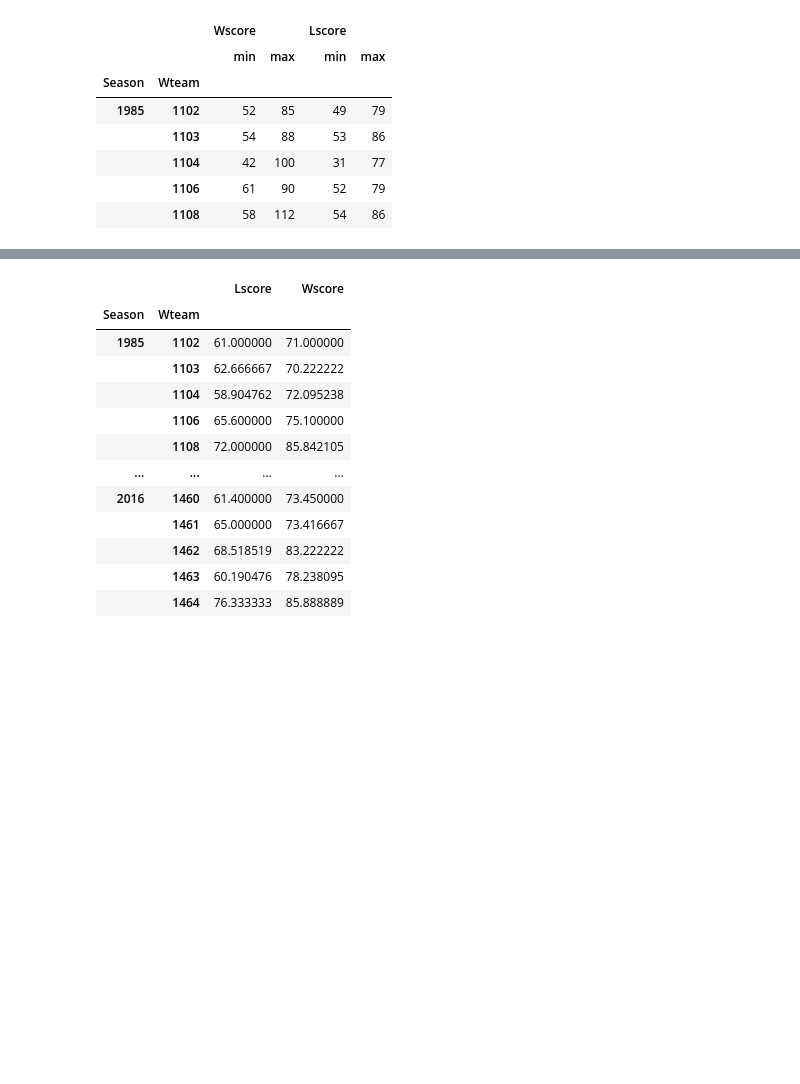
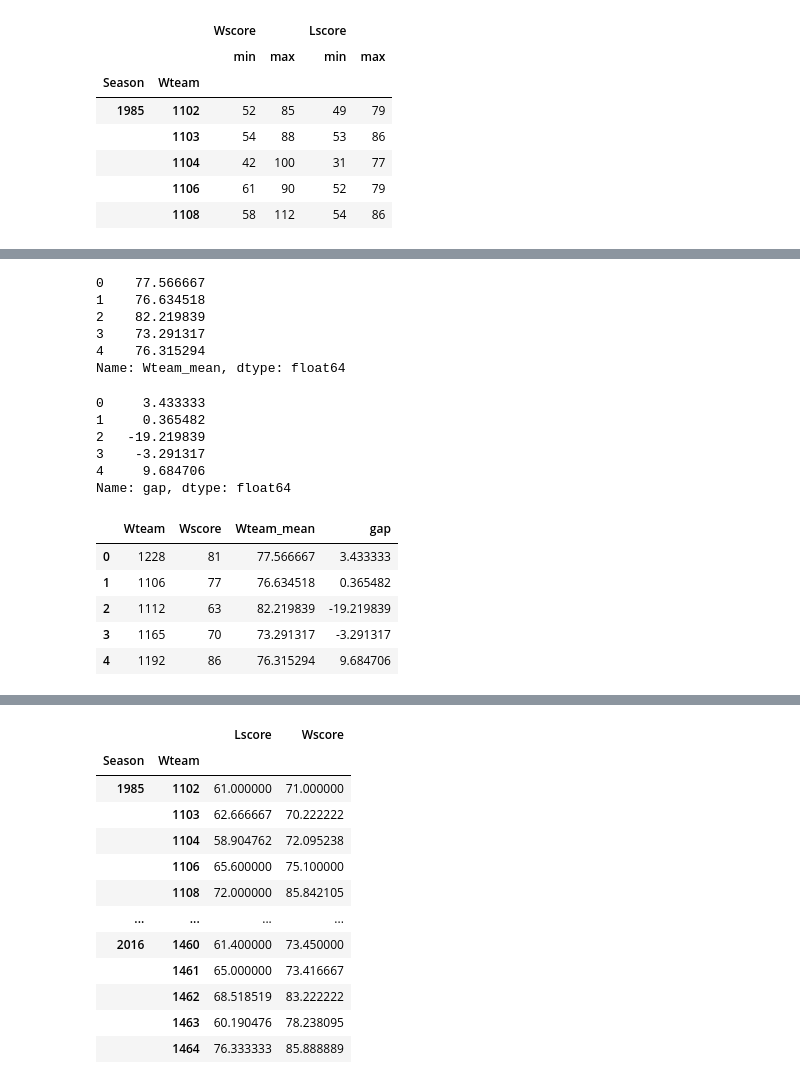
Before and after one commit to IntelligentAgentLab/Lectures, a Jupyter notebook: DataAnalysis/07_PandasAggregation.ipynb, the cells around one changed output, grey strips where cells are left out. Cells and saved outputs as stored; diff of their text form; code cells hidden in the pictures; blank space fills up the shorter version.

```diff
--- a/DataAnalysis/07_PandasAggregation.ipynb
+++ b/DataAnalysis/07_PandasAggregation.ipynb
@@ -371,0 +398,32 @@ df.groupby(['Season', 'Wteam']).agg(dict_agg).head()
+# %%
+# transform 사용 1단계
+df['Wteam_mean'] = df.groupby('Wteam')['Wscore'].transform('mean')
+df['Wteam_mean'].head()
+# %% [output]
+0    77.566667
+1    76.634518
+2    82.219839
+3    73.291317
+4    76.315294
+Name: Wteam_mean, dtype: float64
+# %%
+# transform 사용 2단계
+df['gap'] = df['Wscore'] - df['Wteam_mean']
+df['gap'].head()
+# %% [output]
+0     3.433333
+1     0.365482
+2   -19.219839
+3    -3.291317
+4     9.684706
+Name: gap, dtype: float64
+# %%
+# transform 사용 2단계
+df[['Wteam', 'Wscore', 'Wteam_mean', 'gap']].head()
+# %% [output]
+|  | Wteam | Wscore | Wteam_mean | gap |
+| 0 | 1228 | 81 | 77.566667 | 3.433333 |
+| 1 | 1106 | 77 | 76.634518 | 0.365482 |
+| 2 | 1112 | 63 | 82.219839 | -19.219839 |
+| 3 | 1165 | 70 | 73.291317 | -3.291317 |
+| 4 | 1192 | 86 | 76.315294 | 9.684706 |
```
Also changed, not shown: parts of 16 cells of this notebook.
